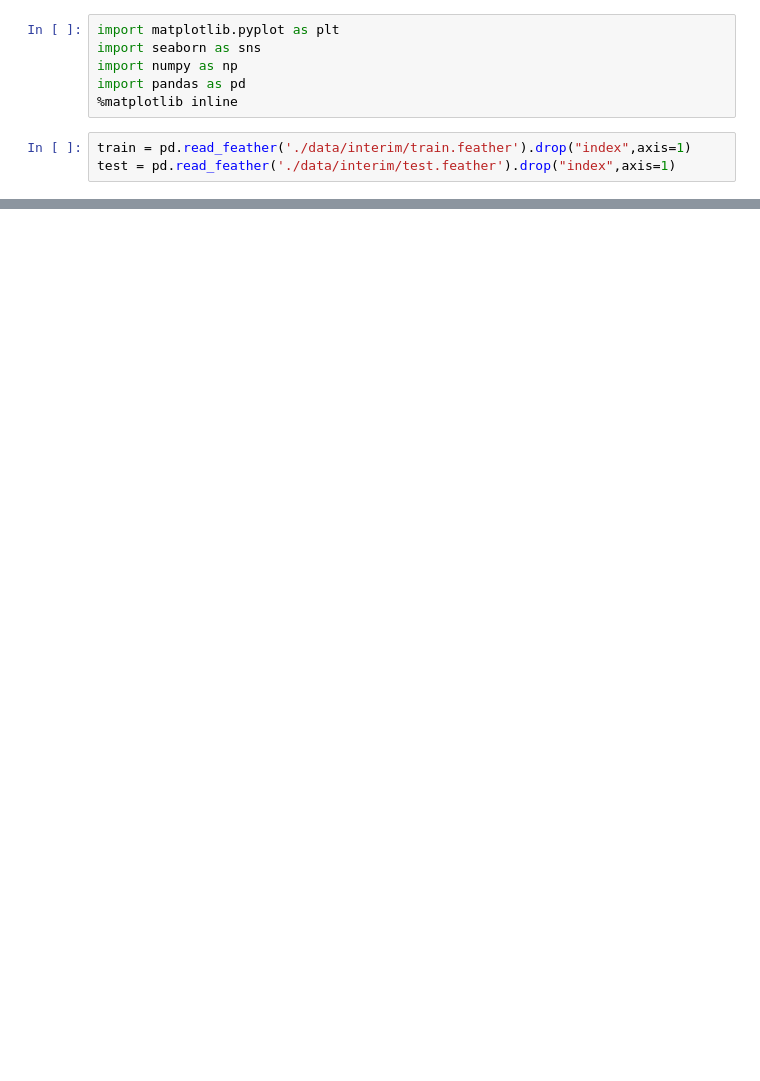
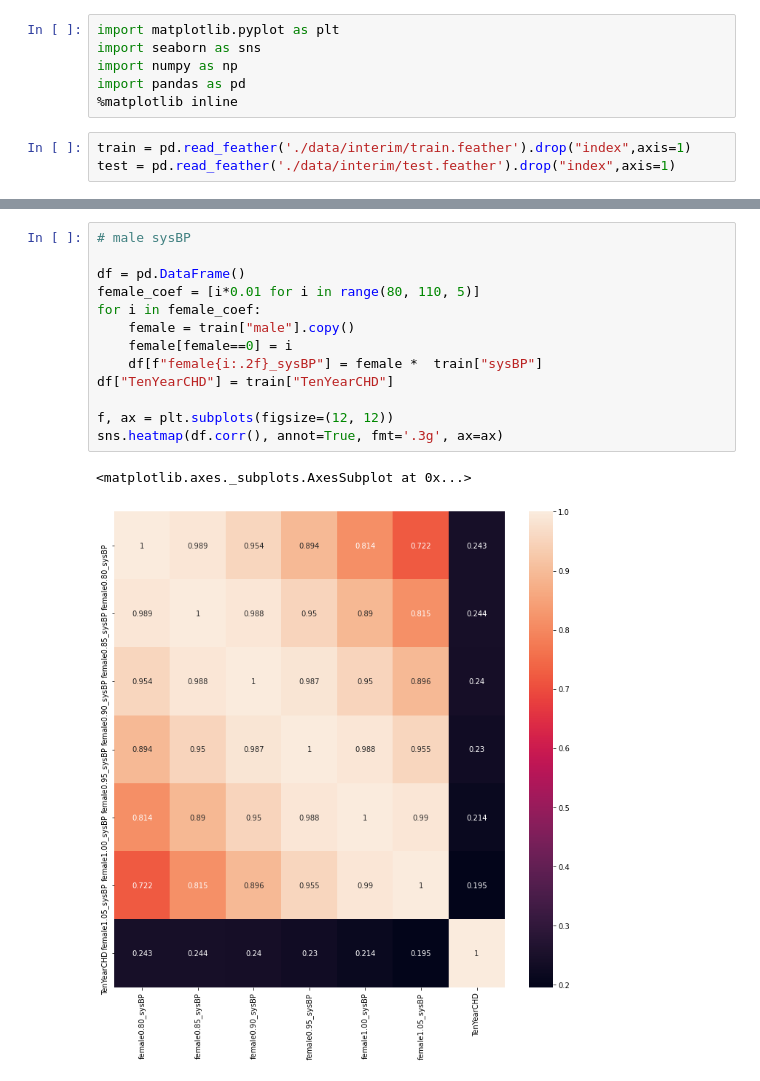
Before and after one commit to unonao/kaggle-inclass-mnesframingham, a Jupyter notebook: eda.ipynb, the cells around one changed output, grey strips where cells are left out. Saved outputs shown, nothing was run; the diff lists cells and outputs as text; blank space fills up the shorter version.

```diff
--- a/eda.ipynb
+++ b/eda.ipynb
@@ -51,0 +73,16 @@ sns.heatmap(train[age_list+["TenYearCHD"]].corr(), annot=True)
+# %%
+# male sysBP
+
+df = pd.DataFrame()
+female_coef = [i*0.01 for i in range(80, 110, 5)]
+for i in female_coef:
+    female = train["male"].copy()
+    female[female==0] = i
+    df[f"female{i:.2f}_sysBP"] = female *  train["sysBP"]
+df["TenYearCHD"] = train["TenYearCHD"]
+
+f, ax = plt.subplots(figsize=(12, 12))
+sns.heatmap(df.corr(), annot=True, fmt='.3g', ax=ax)
+# %% [output]
+<matplotlib.axes._subplots.AxesSubplot at 0x...>
+[figure, added]
```
Also changed, not shown: parts of 15 cells of this notebook, 17 other files.
